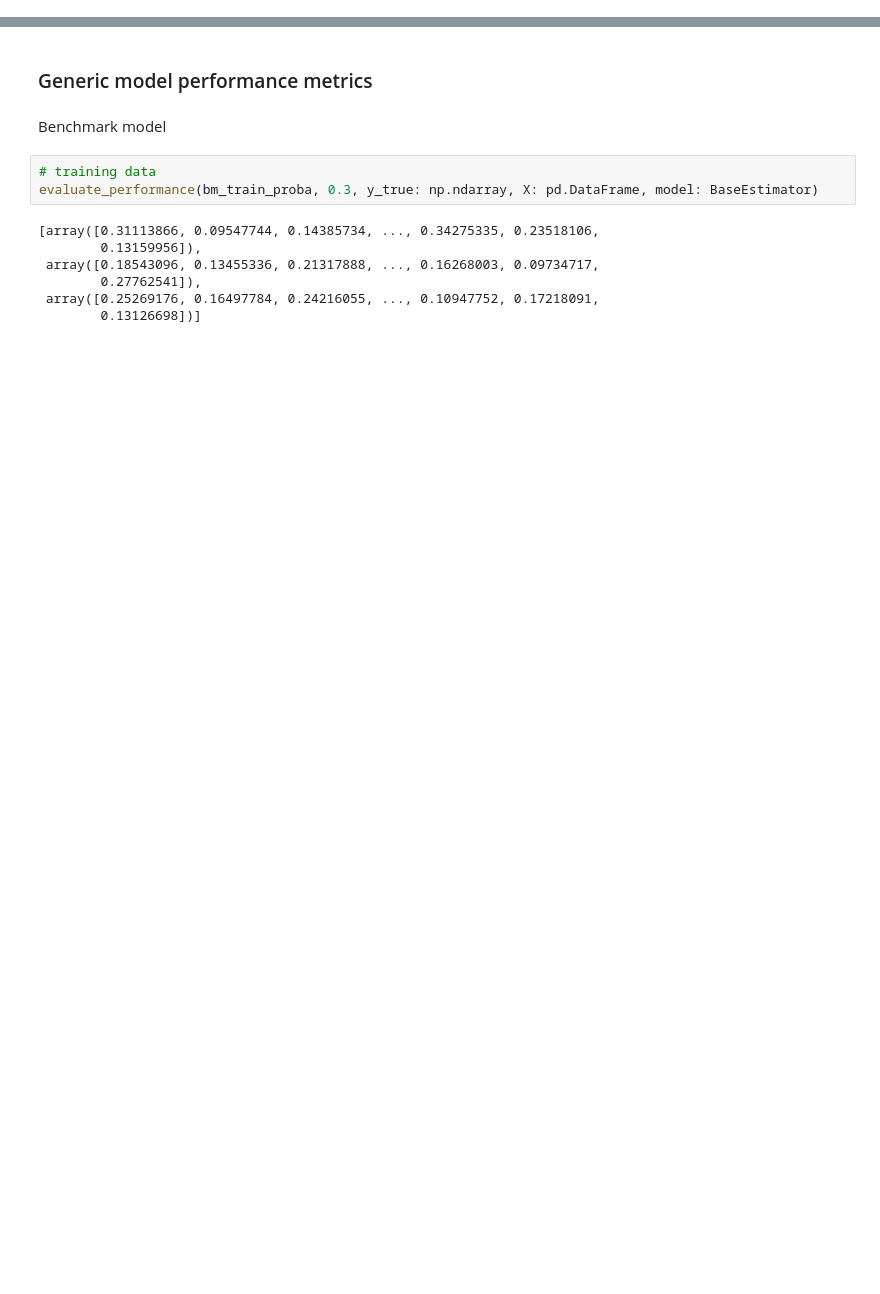
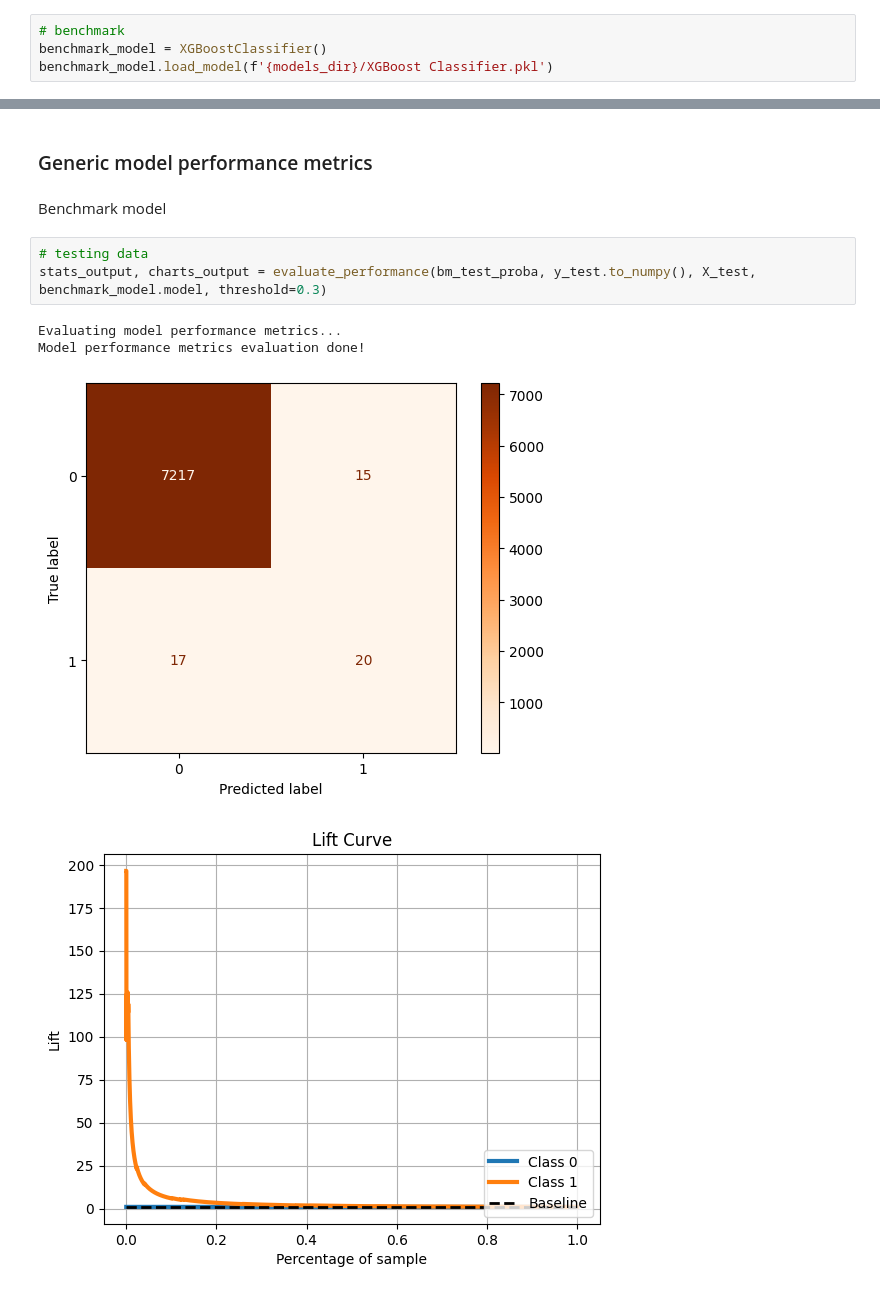
Before and after one commit to keiraaa-xrq/auto-ml-validation, a Jupyter notebook: main.ipynb, the cells around one changed output, grey strips where cells are left out. Drawn from its saved outputs; the diff is of its cells as text; blank space fills up the shorter version.

```diff
--- a/main.ipynb
+++ b/main.ipynb
@@ -197,0 +213,4 @@ Successfully saved model to ./outputs/loanstats_2023-03-21/valid_mode.pkl.
+# %%
+# benchmark
+benchmark_model = XGBoostClassifier()
+benchmark_model.load_model(f'{models_dir}/XGBoost Classifier.pkl')
@@ -211,13 +241,11 @@ vm_test_proba = valid_model.predict_proba(X_test1)
 ### Generic model performance metrics
 # %% [markdown]
 Benchmark model
-# %%
-# training data
-evaluate_performance(bm_train_proba, 0.3, y_true: np.ndarray, X: pd.DataFrame, model: BaseEstimator)
-# %% [output]
-[array([0.31113866, 0.09547744, 0.14385734, ..., 0.34275335, 0.23518106,
-        0.13159956]),
- array([0.18543096, 0.13455336, 0.21317888, ..., 0.16268003, 0.09734717,
-        0.27762541]),
- array([0.25269176, 0.16497784, 0.24216055, ..., 0.10947752, 0.17218091,
-        0.13126698])]
+# %%
+# testing data
+stats_output, charts_output = evaluate_performance(bm_test_proba, y_test.to_numpy(), X_test, benchmark_model.model, threshold=0.3)
+# %% [output]
+Evaluating model performance metrics...
+Model performance metrics evaluation done!
+[figure, added]
+[figure, added]
```
Also changed, not shown: parts of 25 cells of this notebook, 6 other files.
